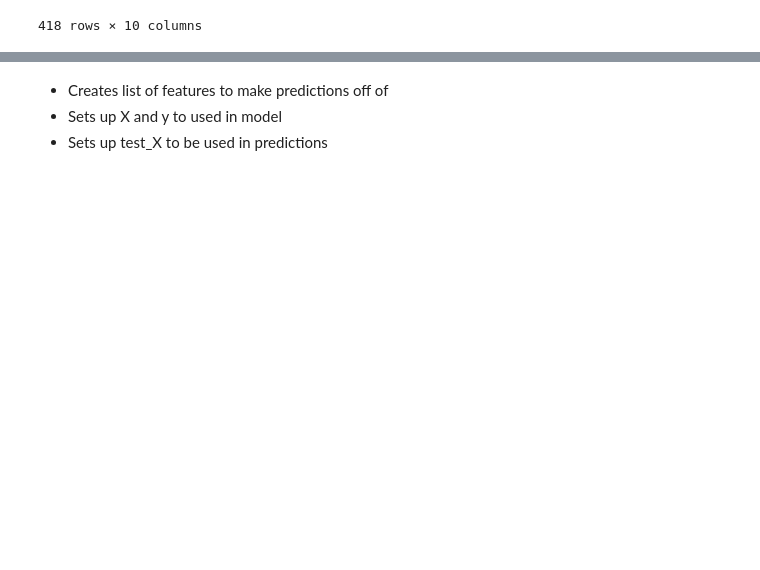
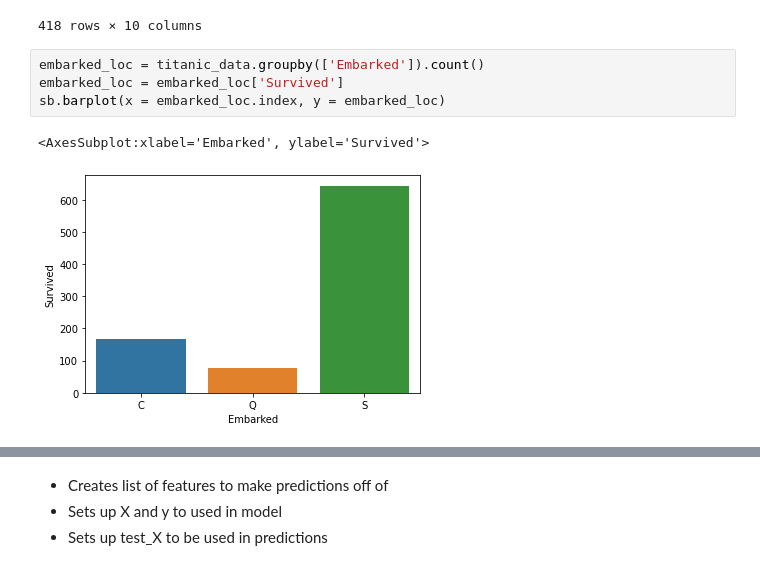
Before and after one commit to nathalieforsythe/DataScience2021F, a Jupyter notebook: Unit4/titanic/titanicCompetition.ipynb, the cells around one changed output, grey strips where cells are left out. Saved outputs shown, nothing was run; the diff lists cells and outputs as text; blank space fills up the shorter version.

Commit message:
Used Embarked column in model

```diff
--- a/Unit4/titanic/titanicCompetition.ipynb
+++ b/Unit4/titanic/titanicCompetition.ipynb
@@ -95,3 +108,10 @@ test_data
 | 1308 | 3 | Ware, Mr. Frederick | 1 | NaN | 0 | 0 | 359309 | 8.0500 | NaN | S |
 | 1309 | 3 | Peter, Master. Michael J | 1 | NaN | 1 | 1 | 2668 | 22.3583 | NaN | C |
 418 rows × 10 columns
+# %%
+embarked_loc = titanic_data.groupby(['Embarked']).count()
+embarked_loc = embarked_loc['Survived']
+sb.barplot(x = embarked_loc.index, y = embarked_loc)
+# %% [output]
+<AxesSubplot:xlabel='Embarked', ylabel='Survived'>
+[figure, added]
```
Also changed, not shown: parts of 30 cells of this notebook, 2 other files.
